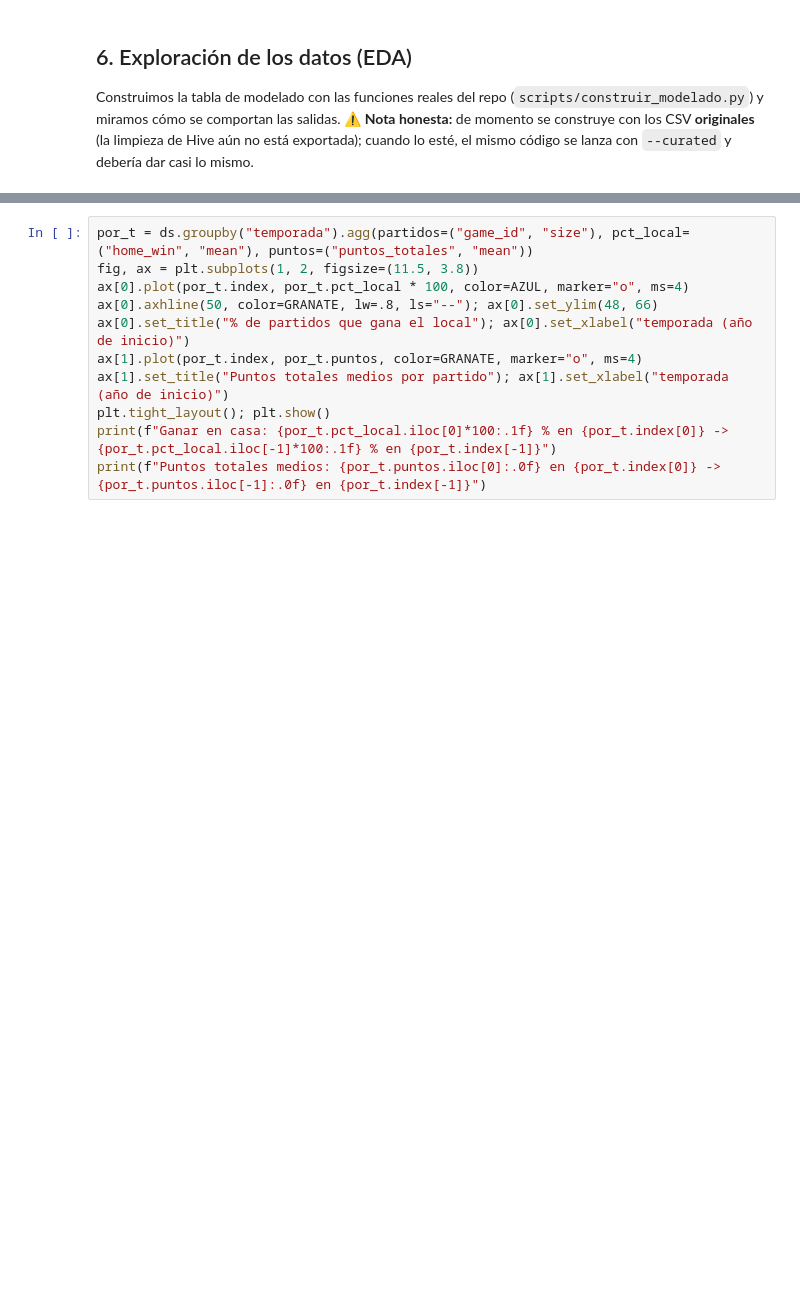
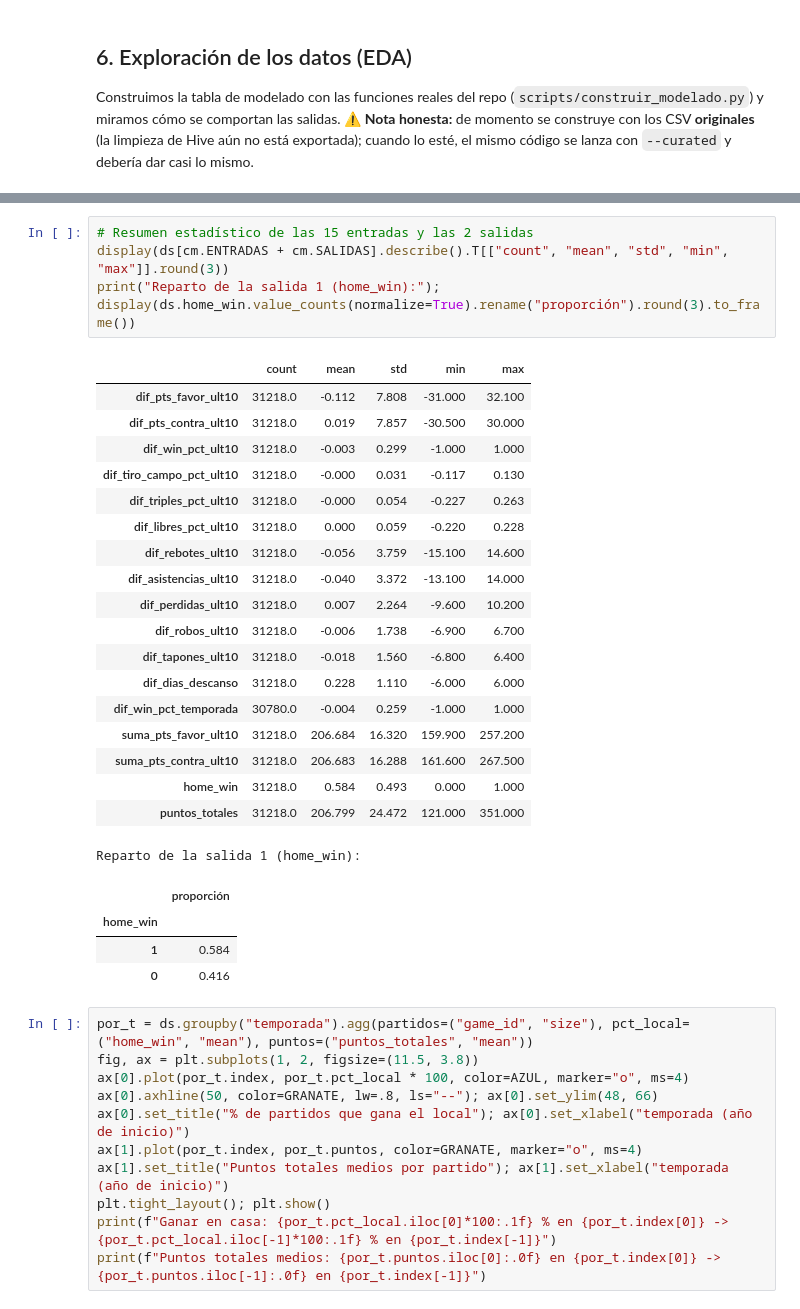
Before and after one commit to aimardf/proyecto-nba-bigdata-ia, a Jupyter notebook: notebooks/HoopMind_progreso_entrega2.ipynb, the cells around one changed output, grey strips where cells are left out. Cells and saved outputs as stored; diff of their text form; blank space fills up the shorter version.

```diff
--- a/notebooks/HoopMind_progreso_entrega2.ipynb
+++ b/notebooks/HoopMind_progreso_entrega2.ipynb
@@ -332,3 +485,31 @@ Temporadas: 2000 a 2026
+# %%
+# Resumen estadístico de las 15 entradas y las 2 salidas
+display(ds[cm.ENTRADAS + cm.SALIDAS].describe().T[["count", "mean", "std", "min", "max"]].round(3))
+print("Reparto de la salida 1 (home_win):"); display(ds.home_win.value_counts(normalize=True).rename("proporción").round(3).to_frame())
+# %% [output]
+|  | count | mean | std | min | max |
+| dif_pts_favor_ult10 | 31218.0 | -0.112 | 7.808 | -31.000 | 32.100 |
+| dif_pts_contra_ult10 | 31218.0 | 0.019 | 7.857 | -30.500 | 30.000 |
+| dif_win_pct_ult10 | 31218.0 | -0.003 | 0.299 | -1.000 | 1.000 |
+| dif_tiro_campo_pct_ult10 | 31218.0 | -0.000 | 0.031 | -0.117 | 0.130 |
+| dif_triples_pct_ult10 | 31218.0 | -0.000 | 0.054 | -0.227 | 0.263 |
+| dif_libres_pct_ult10 | 31218.0 | 0.000 | 0.059 | -0.220 | 0.228 |
+| dif_rebotes_ult10 | 31218.0 | -0.056 | 3.759 | -15.100 | 14.600 |
+| dif_asistencias_ult10 | 31218.0 | -0.040 | 3.372 | -13.100 | 14.000 |
+| dif_perdidas_ult10 | 31218.0 | 0.007 | 2.264 | -9.600 | 10.200 |
+| dif_robos_ult10 | 31218.0 | -0.006 | 1.738 | -6.900 | 6.700 |
+| dif_tapones_ult10 | 31218.0 | -0.018 | 1.560 | -6.800 | 6.400 |
+| dif_dias_descanso | 31218.0 | 0.228 | 1.110 | -6.000 | 6.000 |
+| dif_win_pct_temporada | 30780.0 | -0.004 | 0.259 | -1.000 | 1.000 |
+| suma_pts_favor_ult10 | 31218.0 | 206.684 | 16.320 | 159.900 | 257.200 |
+| suma_pts_contra_ult10 | 31218.0 | 206.683 | 16.288 | 161.600 | 267.500 |
+| home_win | 31218.0 | 0.584 | 0.493 | 0.000 | 1.000 |
+| puntos_totales | 31218.0 | 206.799 | 24.472 | 121.000 | 351.000 |
+Reparto de la salida 1 (home_win):
+|  | proporción |
+| home_win |  |
+| 1 | 0.584 |
+| 0 | 0.416 |
 # %%
 por_t = ds.groupby("temporada").agg(partidos=("game_id", "size"), pct_local=("home_win", "mean"), puntos=("puntos_totales", "mean"))
 fig, ax = plt.subplots(1, 2, figsize=(11.5, 3.8))
```
Also changed, not shown: parts of 9 cells of this notebook, 1 other file.
